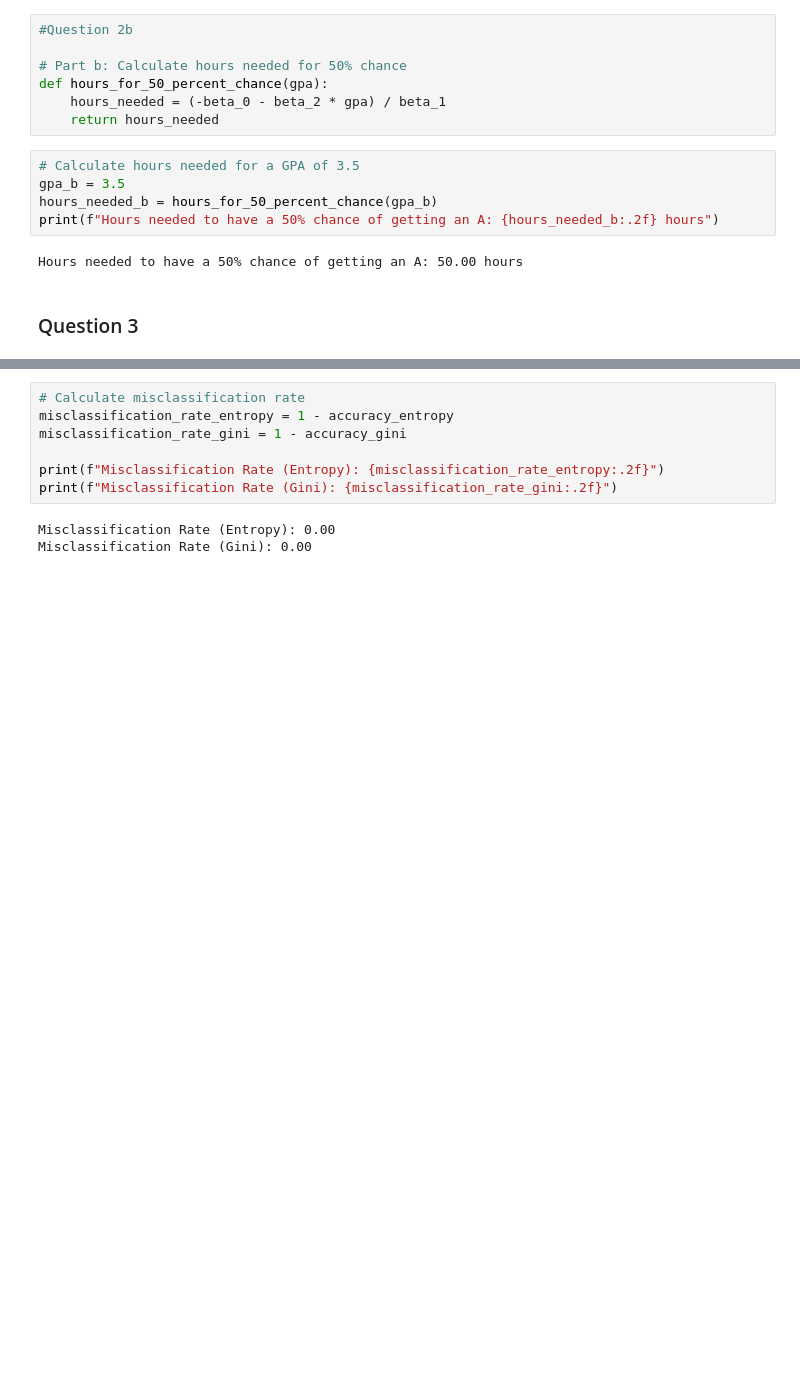
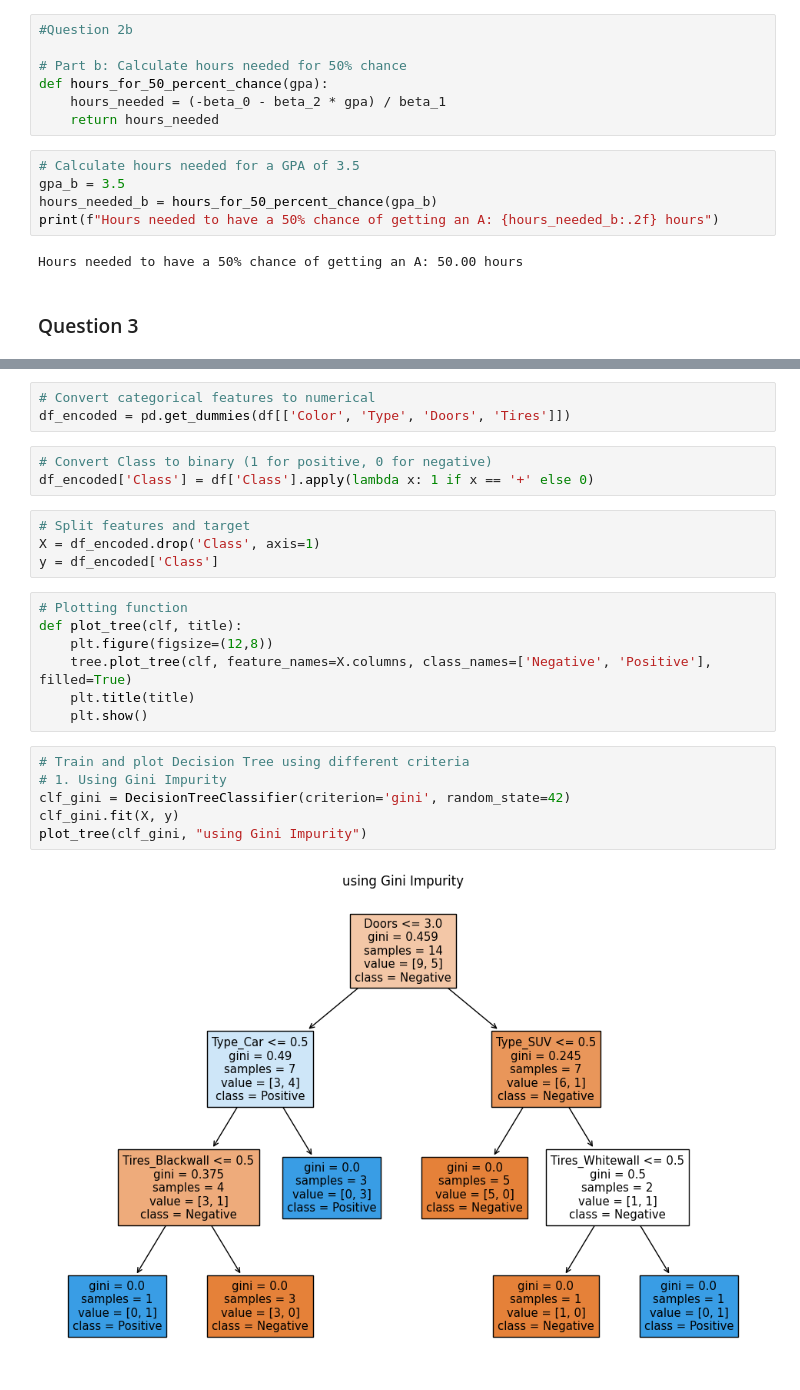
Before and after one commit to AIwaziri/Ai-305-LAB-ML, a Jupyter notebook: Assignment1/waziri-ML-Assgnment-1-Codes.ipynb, the cells around one changed output, grey strips where cells are left out. Drawn from its saved outputs; the diff is of its cells as text; blank space fills up the shorter version.

```diff
--- a/Assignment1/waziri-ML-Assgnment-1-Codes.ipynb
+++ b/Assignment1/waziri-ML-Assgnment-1-Codes.ipynb
@@ -188,10 +105,25 @@ Accuracy (Gini): 1.00
-# %%
-# Calculate misclassification rate
-misclassification_rate_entropy = 1 - accuracy_entropy
-misclassification_rate_gini = 1 - accuracy_gini
-
-print(f"Misclassification Rate (Entropy): {misclassification_rate_entropy:.2f}")
-print(f"Misclassification Rate (Gini): {misclassification_rate_gini:.2f}")
-# %% [output]
-Misclassification Rate (Entropy): 0.00
-Misclassification Rate (Gini): 0.00
+# %%
+# Convert categorical features to numerical
+df_encoded = pd.get_dummies(df[['Color', 'Type', 'Doors', 'Tires']])
+# %%
+# Convert Class to binary (1 for positive, 0 for negative)
+df_encoded['Class'] = df['Class'].apply(lambda x: 1 if x == '+' else 0)
+# %%
+# Split features and target
+X = df_encoded.drop('Class', axis=1)
+y = df_encoded['Class']
+# %%
+# Plotting function
+def plot_tree(clf, title):
+    plt.figure(figsize=(12,8))
+    tree.plot_tree(clf, feature_names=X.columns, class_names=['Negative', 'Positive'], filled=True)
+    plt.title(title)
+    plt.show()
+# %%
+# Train and plot Decision Tree using different criteria
+# 1. Using Gini Impurity
+clf_gini = DecisionTreeClassifier(criterion='gini', random_state=42)
+clf_gini.fit(X, y)
+plot_tree(clf_gini, "using Gini Impurity")
+# %% [output]
+[figure, added]
```
Also changed, not shown: parts of 19 cells of this notebook, 9 other files.
